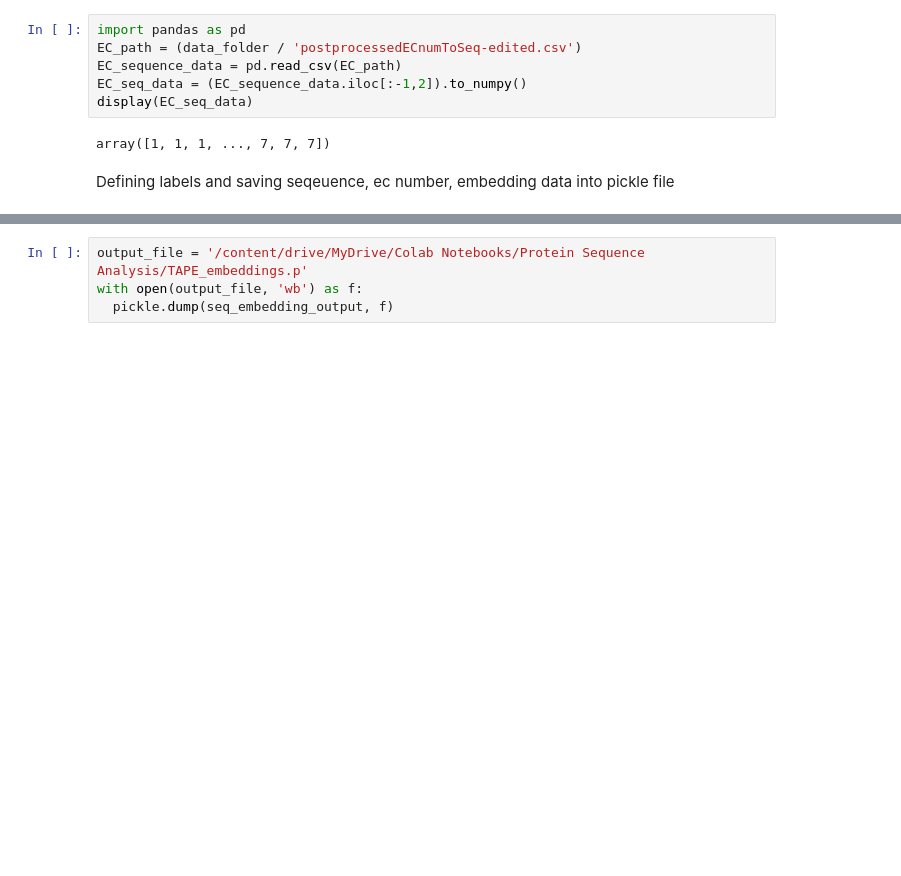
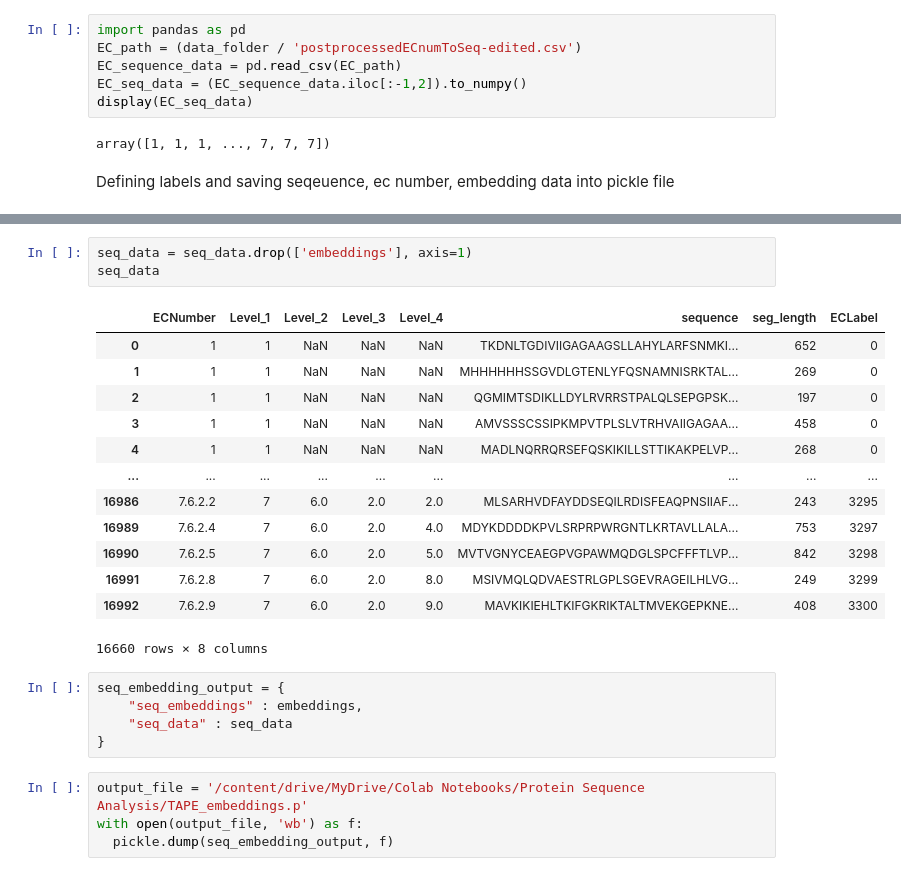
Before and after one commit to ranaabarghout/MIE1517_nlp_proteins, a Jupyter notebook: TAPE_Embedding.ipynb, the cells around one changed output, grey strips where cells are left out. Saved outputs shown, nothing was run; the diff lists cells and outputs as text; blank space fills up the shorter version.

```diff
--- a/TAPE_Embedding.ipynb
+++ b/TAPE_Embedding.ipynb
@@ -229,3 +257,25 @@ seq_embedding_output = {"seq_embeddings": embeddings, "seq_labels": labels, "seq
+# %%
+seq_data = seq_data.drop(['embeddings'], axis=1)
+seq_data
+# %% [output]
+|  | ECNumber | Level_1 | Level_2 | Level_3 | Level_4 | sequence | seg_length | ECLabel |
+| 0 | 1 | 1 | NaN | NaN | NaN | TKDNLTGDIVIIGAGAAGSLLAHYLARFSNMKI... | 652 | 0 |
+| 1 | 1 | 1 | NaN | NaN | NaN | MHHHHHHSSGVDLGTENLYFQSNAMNISRKTAL... | 269 | 0 |
+| 2 | 1 | 1 | NaN | NaN | NaN | QGMIMTSDIKLLDYLRVRRSTPALQLSEPGPSK... | 197 | 0 |
+| 3 | 1 | 1 | NaN | NaN | NaN | AMVSSSCSSIPKMPVTPLSLVTRHVAIIGAGAA... | 458 | 0 |
+| 4 | 1 | 1 | NaN | NaN | NaN | MADLNQRRQRSEFQSKIKILLSTTIKAKPELVP... | 268 | 0 |
+| ... | ... | ... | ... | ... | ... | ... | ... | ... |
+| 16986 | 7.6.2.2 | 7 | 6.0 | 2.0 | 2.0 | MLSARHVDFAYDDSEQILRDISFEAQPNSIIAF... | 243 | 3295 |
+| 16989 | 7.6.2.4 | 7 | 6.0 | 2.0 | 4.0 | MDYKDDDDKPVLSRPRPWRGNTLKRTAVLLALA... | 753 | 3297 |
+| 16990 | 7.6.2.5 | 7 | 6.0 | 2.0 | 5.0 | MVTVGNYCEAEGPVGPAWMQDGLSPCFFFTLVP... | 842 | 3298 |
+| 16991 | 7.6.2.8 | 7 | 6.0 | 2.0 | 8.0 | MSIVMQLQDVAESTRLGPLSGEVRAGEILHLVG... | 249 | 3299 |
+| 16992 | 7.6.2.9 | 7 | 6.0 | 2.0 | 9.0 | MAVKIKIEHLTKIFGKRIKTALTMVEKGEPKNE... | 408 | 3300 |
+16660 rows × 8 columns
+# %%
+seq_embedding_output = {
+    "seq_embeddings" : embeddings,
+    "seq_data" : seq_data
+}
 # %%
 output_file = '/content/drive/MyDrive/Colab Notebooks/Protein Sequence Analysis/TAPE_embeddings.p'
 with open(output_file, 'wb') as f:
```
Also changed, not shown: parts of 6 cells of this notebook.
